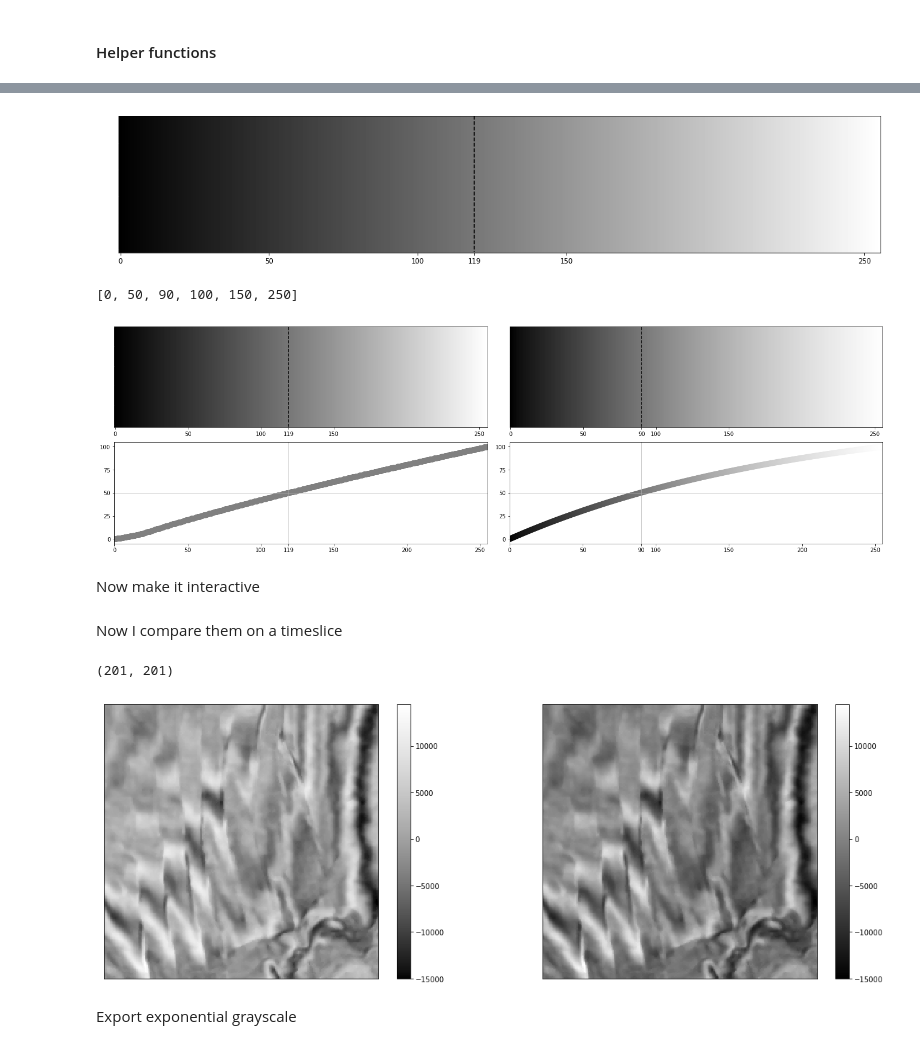
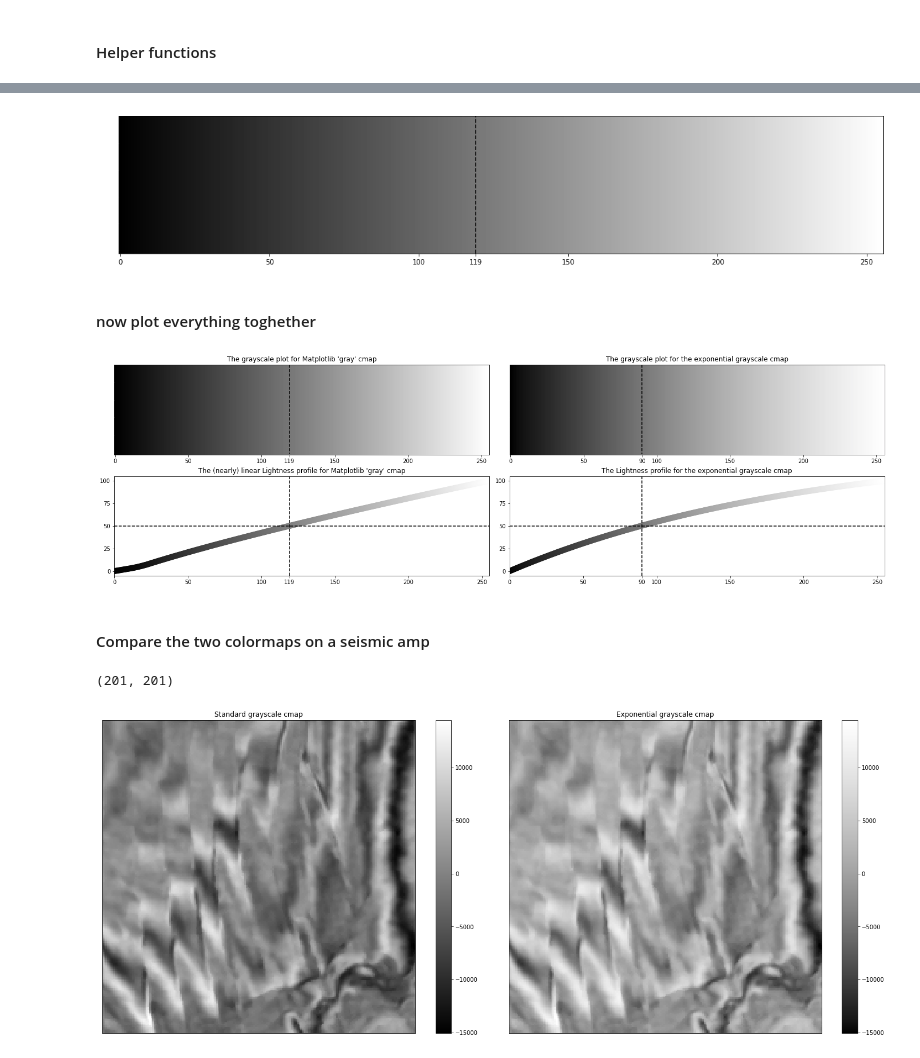
Before and after one commit to mycarta/Reproducing-exponential-grayscale-cmap, a Jupyter notebook: How to make exponetial grayscale.ipynb, the cells around one changed output, grey strips where cells are left out. Drawn from its saved outputs; the diff is of its cells as text; code cells hidden in the pictures.

Commit message:
Added seismic data

```diff
--- a/How to make exponetial grayscale.ipynb
+++ b/How to make exponetial grayscale.ipynb
@@ -94,0 +109,4 @@ To plot gridline where on x asix function intersects 50% on y axis
+# %%
+rgb_exponential = rgb_expo(y1)
+# %%
+my_exp_cmap = rgb_cmap(rgb_exponential)
@@ -173,84 +180,87 @@ plt.xlim(min(x),max(x));
 # %%
 fig, ax = plt.subplots(figsize=(20,4))
 plt.imshow(rgb_bw, aspect=0.18)
-plt.plot([idx1,idx1], [0,255], '--k')
+ax.axvline(idx1, linestyle='--', color='k');
 ax.set_xticks(x_ticks1);
 ax.tick_params(axis='y', color='w', labelcolor='white');
 # %% [output]
-[figure, old version]
+[figure, new version]
-# %%
-x_ticks
-# %% [output]
-[0, 50, 90, 100, 150, 250]
+# %% [markdown]
+#### now plot everything toghether
 # %%
-# plot everything
+
 fig = plt.figure(figsize=(20,6))
 
 ax0 = plt.subplot2grid((2,2), (1,0))
-ax0.scatter(x,l_bw, s = 100, c = 'gray')
+ax0.set_xlim(min(x),max(x))
+ax0.scatter(x,l_bw, s = 100, c = l_bw, cmap='gray')
 ax0.set_yticks([50], minor=True)
-ax0.yaxis.grid(True, which='minor')
 ax0.set_yticks([0, 25, 50, 75, 100])
 ax0.set_yticklabels([0, 25, 50, 75, 100])
 ax0.set_xticks([idx1], minor=True)
-ax0.xaxis.grid(True, which='minor')
-locx1 = list(ax0.xaxis.get_ticklocs())
-locx1.append(idx1)
-ax0.set_xticks(locx1)
+locx0 = list(ax0.xaxis.get_ticklocs())
+locx0.append(idx1)
+ax0.set_xticks(locx0)
 ax0.set_xlim(min(x),max(x))
+ax0.axhline(50, linestyle='--', color='k')
+ax0.axvline(idx1, linestyle='--', color='k')
+ax0.set_title('The (nearly) linear Lightness profile for Matplotlib \'gray\' cmap')
 
 
 ax1 = plt.subplot2grid((2,2), (0,0))
-ax1.imshow(rgb_bw, aspect=0.27)
+ax1.imshow(rgb_bw, aspect=0.24)
 ax1.plot([idx1,idx1], [0,255], '--k')
 ax1.set_xticks(x_ticks1);
 ax1.tick_params(axis='y', color='w', labelcolor='white')
+ax1.set_title('The grayscale plot for Matplotlib \'gray\' cmap')
 
 ax2 = plt.subplot2grid((2,2), (1,1))
-ax2.scatter(x,l_exp, s = 100, c = my_exp_cmap(x))
+ax2.scatter(x,y1, s = 100, c = my_exp_cmap(x))
 ax2.set_yticks([50], minor=True)
-ax2.yaxis.grid(True, which='minor')
 ax2.set_yticks([0, 25, 50, 75, 100])
 ax2.set_yticklabels([0, 25, 50, 75, 100])
 ax2.set_xticks([idx], minor=True)
-ax2.xaxis.grid(True, which='minor')
 locx = list(ax2.xaxis.get_ticklocs())
 locx.append(idx)
 ax2.set_xticks(locx)
 ax2.set_xlim(min(x),max(x))
+ax2.axhline(50, linestyle='--', color='k')
+ax2.axvline(idx, linestyle='--', color='k')
+ax2.set_title('The Lightness profile for the exponential grayscale cmap')
 
 ax3 = plt.subplot2grid((2,2), (0,1))
-ax3.imshow(rgb_exponential256, aspect=0.27)
+ax3.imshow(rgb_exponential, aspect=0.24)
 ax3.plot([idx,idx], [0,255], '--k')
 ax3.set_xticks(x_ticks);
 ax3.tick_params(axis='y', color='w', labelcolor='white')
+ax3.set_title('The grayscale plot for the exponential grayscale cmap')
 
 plt.tight_layout();
 # %% [output]
-[figure, old version]
+[figure, new version]
-# %% [markdown]
-Now make it interactive
-# %% [markdown]
-Now I compare them on a timeslice
+# %% [markdown]
+#### Compare the two colormaps on a seismic amp
 # %%
-data=np.load('stuff_for_exponential_grayscale/F3_dip_steered_med_IL230-43_XL475-675_T1660.npy')
+data=np.load('F3_dip_steered_med_IL230-43_XL475-675_T1660.npy')
 data.shape
 # %% [output]
 (201, 201)
 # %%
-fig = plt.figure(figsize=(20,7))
-ax = fig.add_subplot(1, 2, 1)
+fig = plt.figure(figsize=(20,8))
+ax0 = fig.add_subplot(1, 2, 1)
+plt.imshow(data, cmap = 'gray')
+plt.colorbar()
+ax0.set_xticks([])
+ax0.set_yticks([])
+ax0.set_title('Standard grayscale cmap')
+
+ax1 = fig.add_subplot(1, 2, 2)
 plt.imshow(data, cmap = my_exp_cmap)
 plt.colorbar()
-ax.set_xticks([])
-ax.set_yticks([])
+ax1.set_xticks([])
+ax1.set_yticks([])
+ax1.set_title('Exponential grayscale cmap')
 
-ax1 = fig.add_subplot(1, 2, 2)
-plt.imshow(data, cmap = 'gray')
-plt.colorbar()
-ax1.set_xticks([])
-ax1.set_yticks([]);
+plt.tight_layout();
 # %% [output]
-[figure, old version]
+[figure, new version]
-# %% [markdown]
-Export exponential grayscale
```
Also changed, not shown: parts of 29 cells of this notebook, 1 other file.
